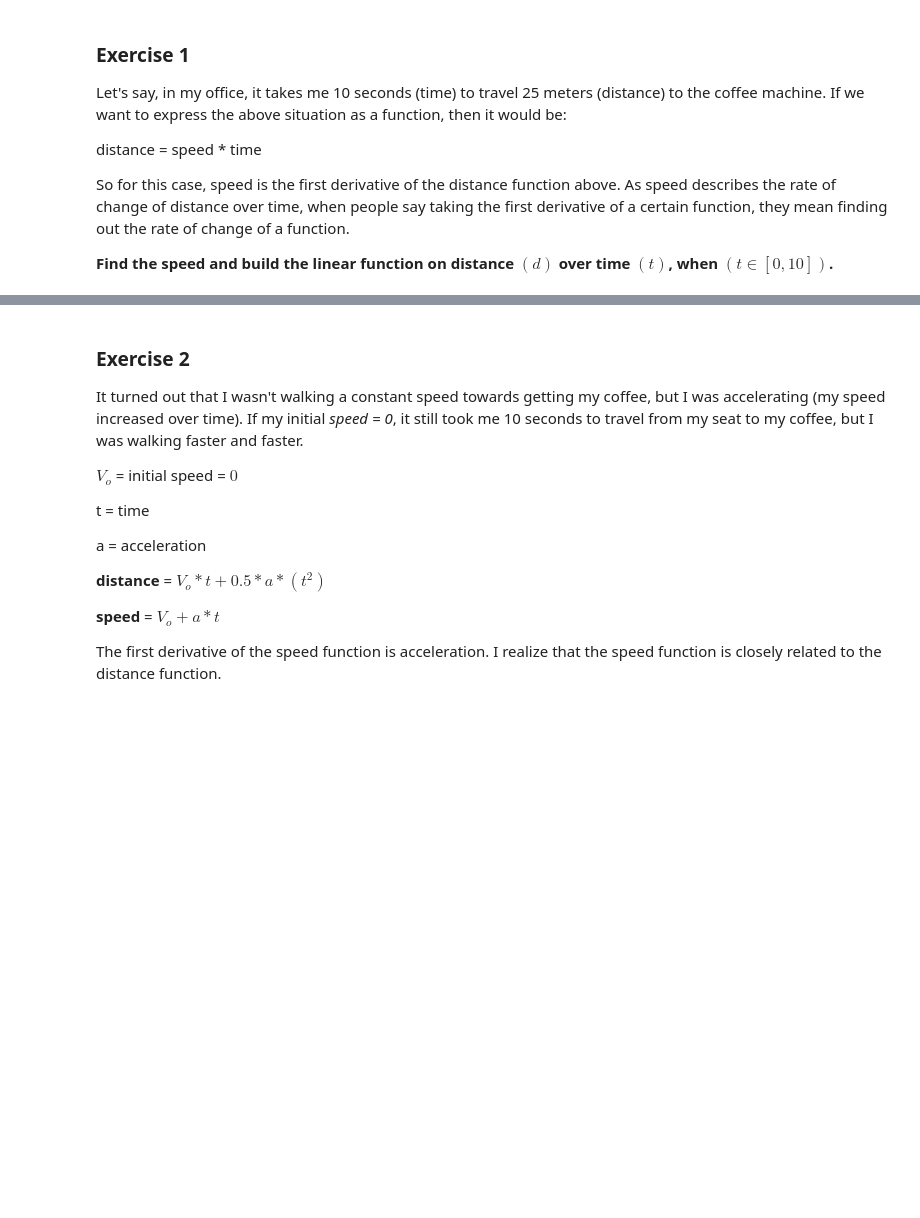
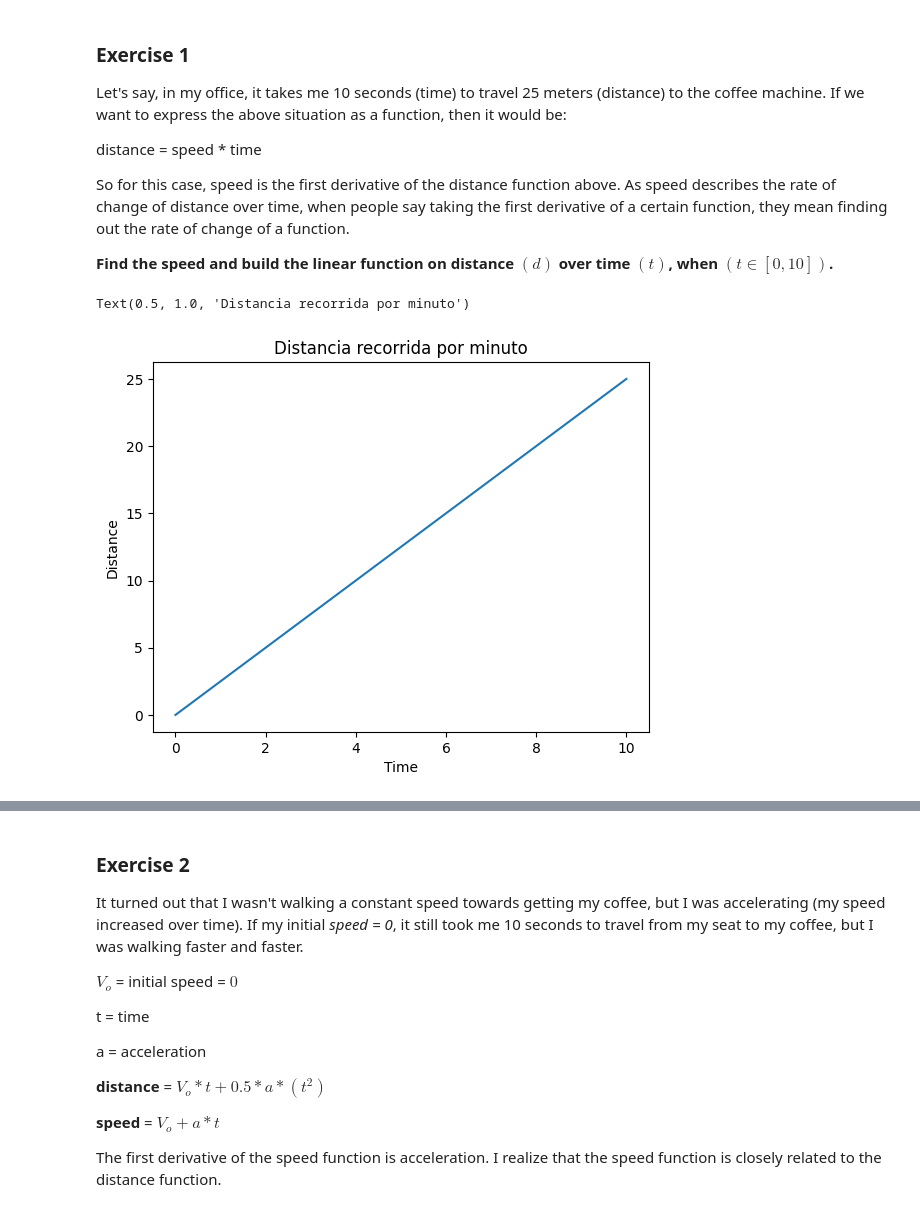
Before and after one commit to 4GeeksAcademy/calculus-andalgebra, a Jupyter notebook: notebook/problems.ipynb, the cells around one changed output, grey strips where cells are left out. Cells and saved outputs as stored; diff of their text form; code cells hidden in the pictures; blank space fills up the shorter version.

```diff
--- a/notebook/problems.ipynb
+++ b/notebook/problems.ipynb
@@ -24,10 +24,23 @@ So for this case, speed is the first derivative of the distance function above.
 # %%
 # import libraries
 import numpy as np
+import matplotlib.pyplot as plt
+from PIL import Image
+from sympy import symbols, diff, solve
+
 
 
 # Define the distance function
+def f(x): return 2.5*x
+x = np.linspace(0,10)
 # %%
 # Plot the distance function on domain (t)
+plt.plot(x,f(x))
+plt.xlabel('Time')
+plt.ylabel('Distance')
+plt.title('Distancia recorrida por minuto')
+# %% [output]
+Text(0.5, 1.0, 'Distancia recorrida por minuto')
+[figure, added]
 # %%
 # Create a DataFrame
```
Also changed, not shown: parts of 11 cells of this notebook.
